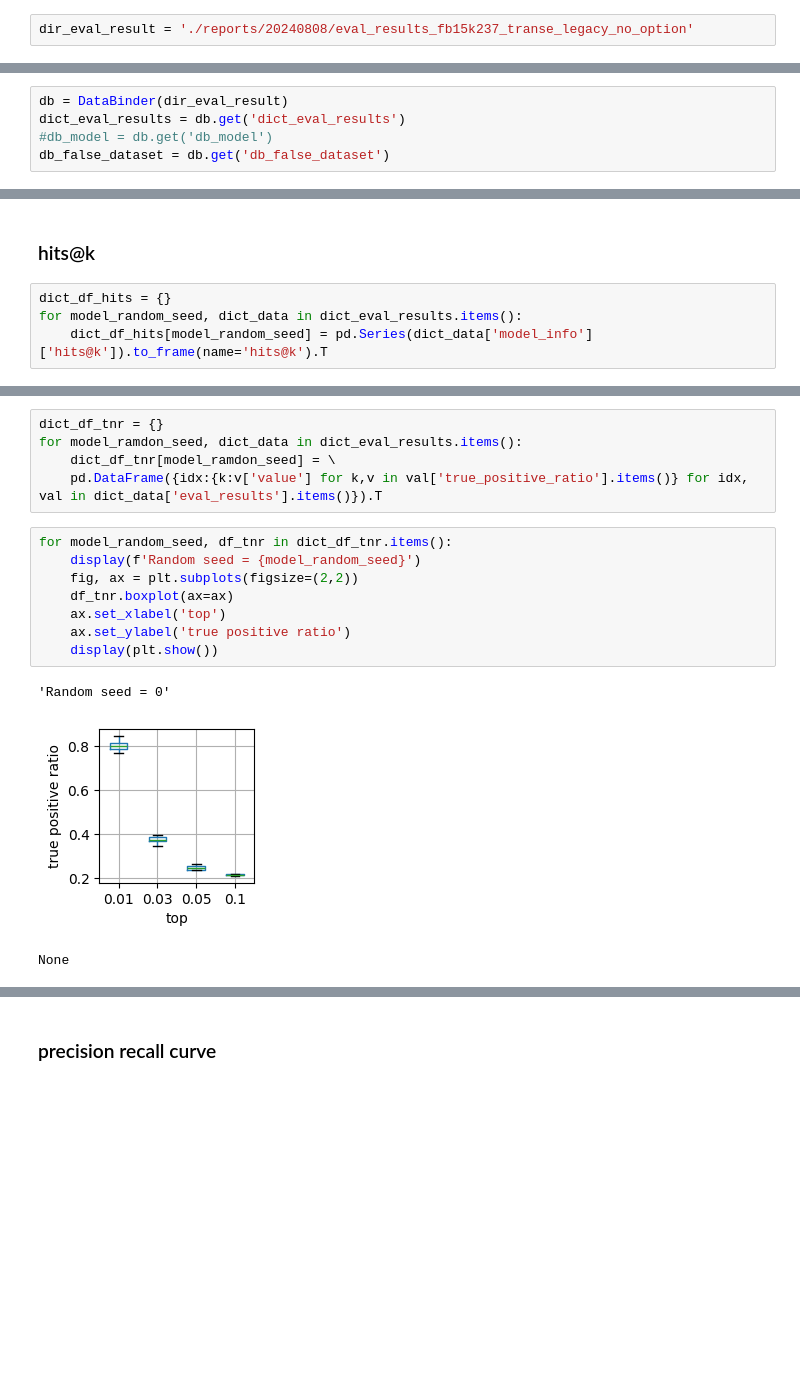
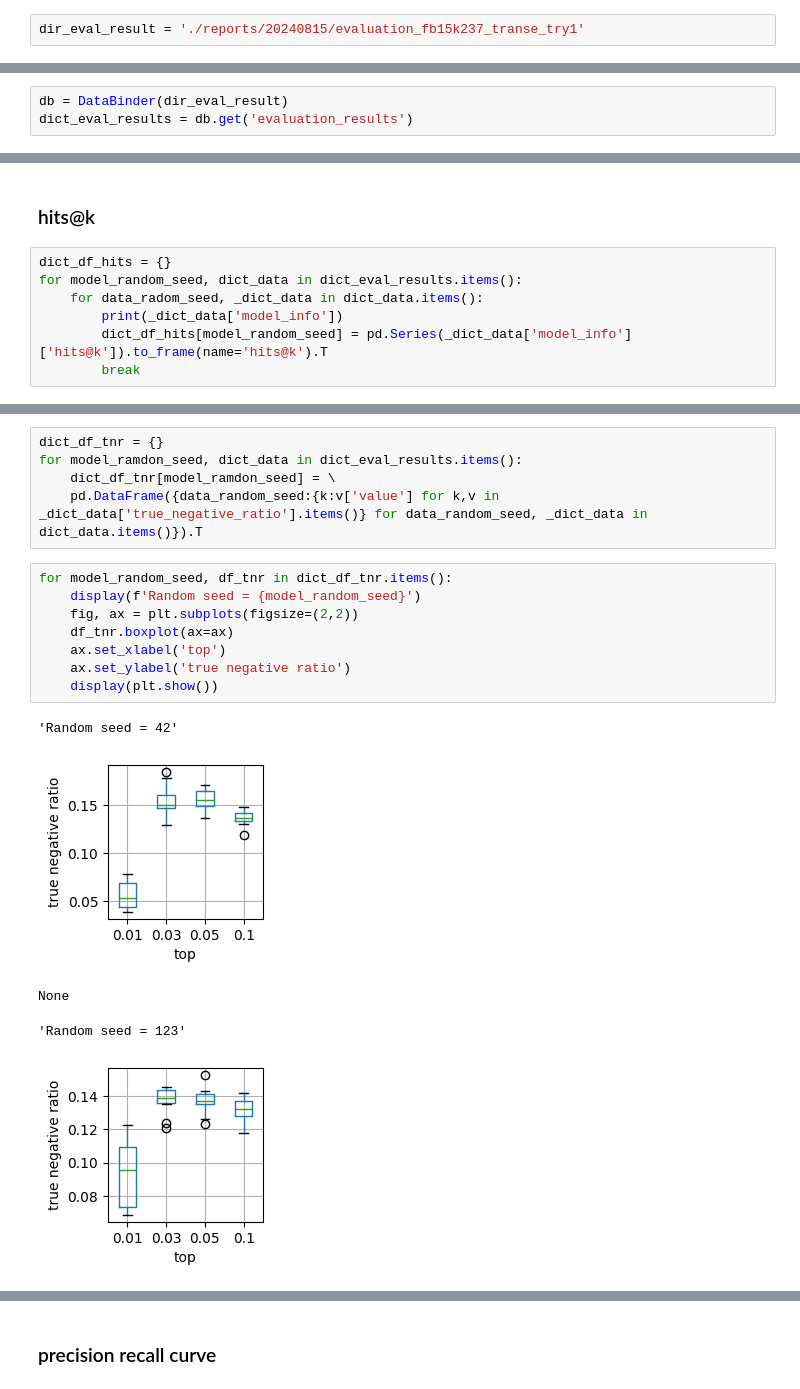
Before and after one commit to KazuoMutoh/Analysis-of-conventional-refinement-method-for-knowledge-graph, a Jupyter notebook: 04_analysis_loss_score.ipynb, the cells around one changed output, grey strips where cells are left out. Cells and saved outputs as stored; diff of their text form; blank space fills up the shorter version.

```diff
--- a/04_analysis_loss_score.ipynb
+++ b/04_analysis_loss_score.ipynb
@@ -19,14 +19,12 @@ def load_json_from_file(f:str):
 # %% [markdown]
 ## parameters
 # %%
-dir_eval_result = './reports/20240808/eval_results_fb15k237_transe_legacy_no_option'
+dir_eval_result = './reports/20240815/evaluation_fb15k237_transe_try1'
 # %% [markdown]
 ## main
 # %% [markdown]
 read results
 # %%
 db = DataBinder(dir_eval_result)
-dict_eval_results = db.get('dict_eval_results')
-#db_model = db.get('db_model')
-db_false_dataset = db.get('db_false_dataset')
+dict_eval_results = db.get('evaluation_results')
 # %% [output]
@@ -36,4 +34,7 @@ INFO:root:Loaded info from ./reports/20240808/eval_results_fb15k237_transe_legac
 # %%
 dict_df_hits = {}
 for model_random_seed, dict_data in dict_eval_results.items():
-    dict_df_hits[model_random_seed] = pd.Series(dict_data['model_info']['hits@k']).to_frame(name='hits@k').T
+    for data_radom_seed, _dict_data in dict_data.items():
+        print(_dict_data['model_info'])
+        dict_df_hits[model_random_seed] = pd.Series(_dict_data['model_info']['hits@k']).to_frame(name='hits@k').T
+        break
@@ -51,16 +70,18 @@ for model_random_seed, df_hits in dict_df_hits.items():
 dict_df_tnr = {}
 for model_ramdon_seed, dict_data in dict_eval_results.items():
     dict_df_tnr[model_ramdon_seed] = \
-    pd.DataFrame({idx:{k:v['value'] for k,v in val['true_positive_ratio'].items()} for idx, val in dict_data['eval_results'].items()}).T
+    pd.DataFrame({data_random_seed:{k:v['value'] for k,v in _dict_data['true_negative_ratio'].items()} for data_random_seed, _dict_data in dict_data.items()}).T
 # %%
 for model_random_seed, df_tnr in dict_df_tnr.items():
     display(f'Random seed = {model_random_seed}')
     fig, ax = plt.subplots(figsize=(2,2))
     df_tnr.boxplot(ax=ax)
     ax.set_xlabel('top')
-    ax.set_ylabel('true positive ratio')
+    ax.set_ylabel('true negative ratio')
     display(plt.show())
 # %% [output]
-'Random seed = 0'
+'Random seed = 42'
-[figure, old version]
+[figure, new version]
 None
+'Random seed = 123'
+[figure, added]
```
Also changed, not shown: parts of 15 cells of this notebook, 4 other files.
